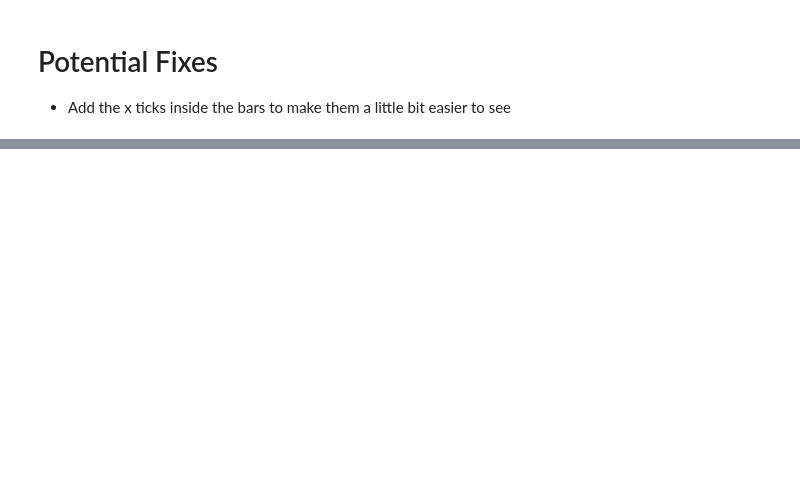
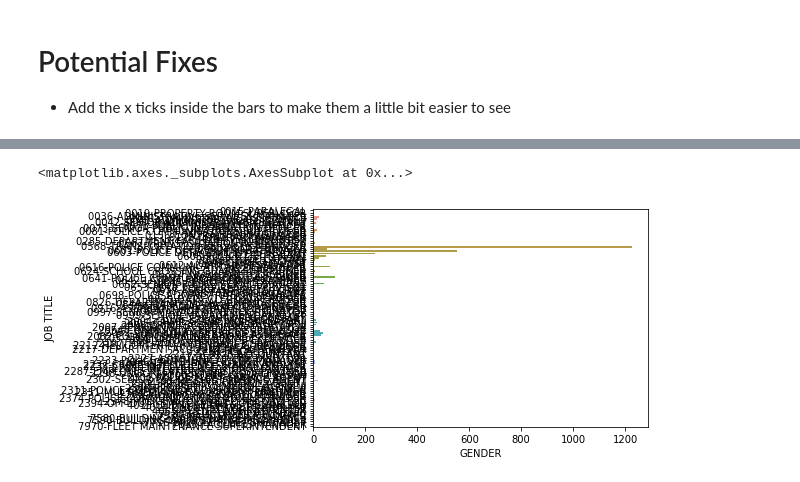
Before and after one commit to guedanie/SA-CITY-DATA, a Jupyter notebook: FY16_sa_city_compensation.ipynb, the cells around one changed output, grey strips where cells are left out. Drawn from its saved outputs; the diff is of its cells as text; code cells hidden in the pictures; blank space fills up the shorter version.

Commit message:
Further work on diving gender by position to compare salarys

```diff
--- a/FY16_sa_city_compensation.ipynb
+++ b/FY16_sa_city_compensation.ipynb
@@ -285,3 +287,9 @@ plt.subplots_adjust(hspace=0.4)
 # Potential Fixes
 
 - Add the x ticks inside the bars to make them a little bit easier to see
+# %%
+police = city_data["BUSINESS AREA"] == "POLICE"
+# %%
+ft = city_data["EMPLOYEE SUBGROUP"].str.contains("FT|FULL-TIME")
+# %%
+count_emp_pol = city_data[police & ft].groupby("JOB TITLE").count().sort_values(by="REF #", ascending=False)
@@ -287,0 +313,5 @@ plt.subplots_adjust(hspace=0.4)
+# %%
+sns.barplot(data=count_emp_pol, y=count_emp_pol.index, x="GENDER")
+# %% [output]
+<matplotlib.axes._subplots.AxesSubplot at 0x...>
+[figure, added]
```
Also changed, not shown: parts of 2 cells of this notebook.
